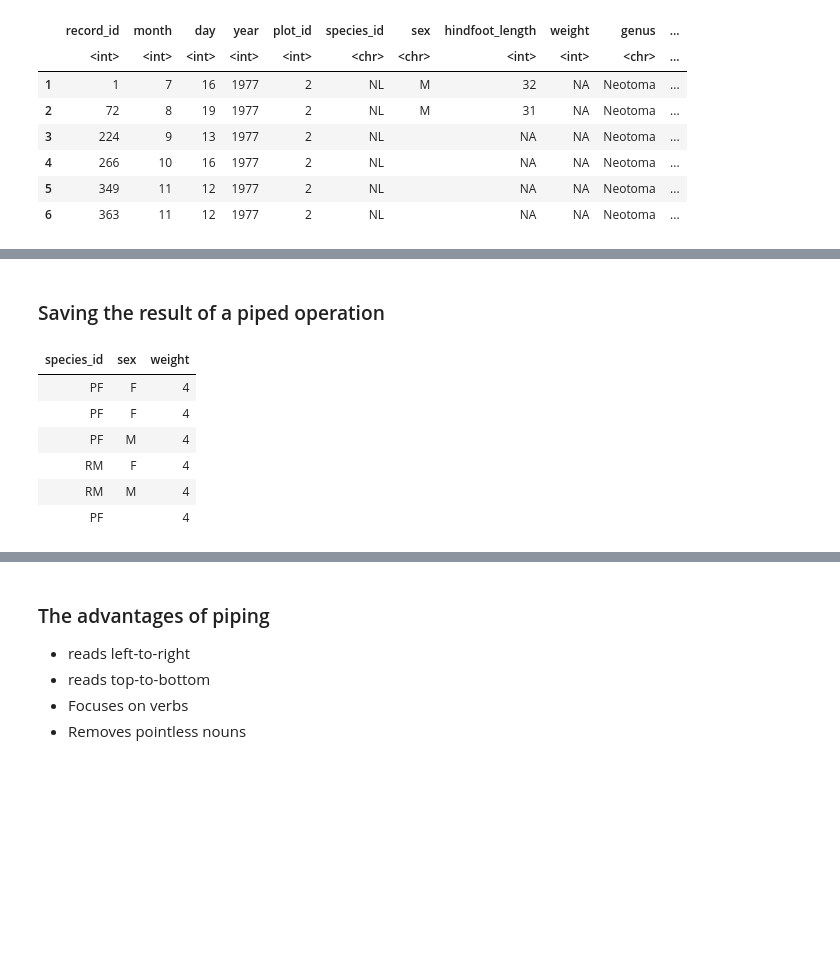
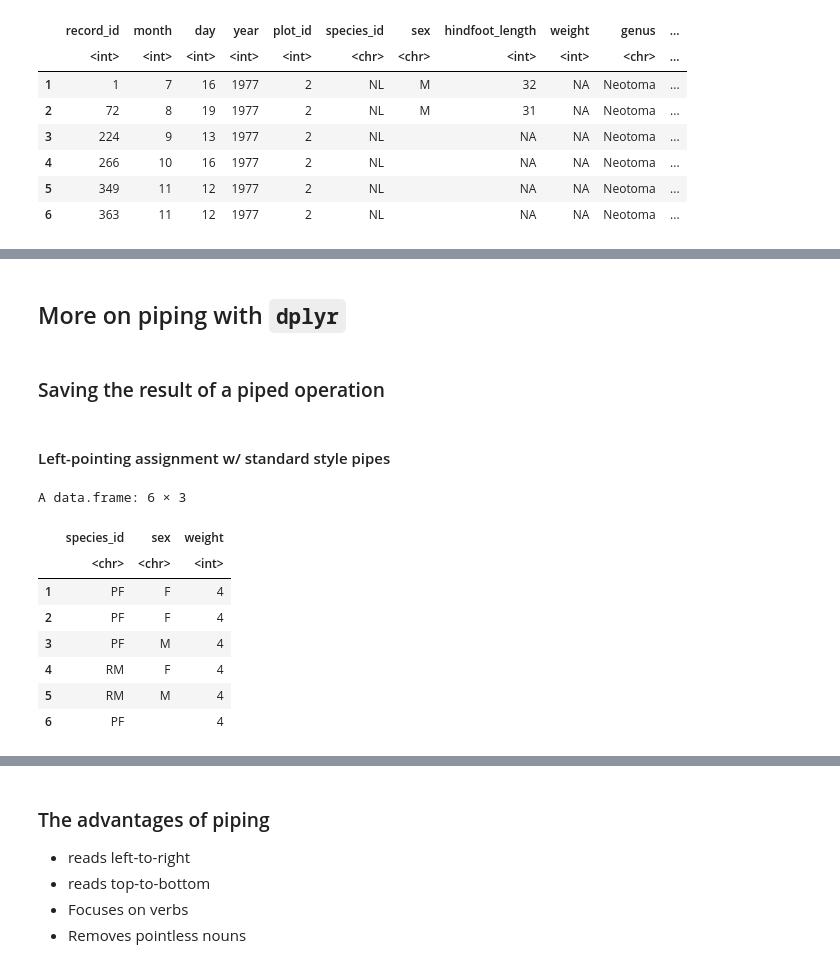
Before and after one commit to yardsale8/DSCI_210_R_notebooks, a Jupyter notebook: lecture_6_2_three_programming_styles_and_types_of_programming_errors.ipynb, the cells around one changed output, grey strips where cells are left out. Cells and saved outputs as stored; diff of their text form; code cells hidden in the pictures; blank space fills up the shorter version.

```diff
--- a/lecture_6_2_three_programming_styles_and_types_of_programming_errors.ipynb
+++ b/lecture_6_2_three_programming_styles_and_types_of_programming_errors.ipynb
@@ -252,16 +39,22 @@ Please submit the following on D2L.
+# %% [markdown]
+## More on piping with `dplyr`
 # %% [markdown]
 ### Saving the result of a piped operation
+# %% [markdown]
+#### Left-pointing assignment w/ standard style pipes
 # %%
 surveys_small <- surveys %>%
   filter(weight < 5) %>%
   select(species_id, sex, weight)
 
-head(surveys_small)
+surveys_small %>% head
 # %% [output]
+A data.frame: 6 × 3
-| species_id | sex | weight |
-| PF | F | 4 |
-| PF | F | 4 |
-| PF | M | 4 |
-| RM | F | 4 |
-| RM | M | 4 |
-| PF |  | 4 |
+|  | species_id | sex | weight |
+|  | <chr> | <chr> | <int> |
+| 1 | PF | F | 4 |
+| 2 | PF | F | 4 |
+| 3 | PF | M | 4 |
+| 4 | RM | F | 4 |
+| 5 | RM | M | 4 |
+| 6 | PF |  | 4 |
```
Also changed, not shown: parts of 50 cells of this notebook.
